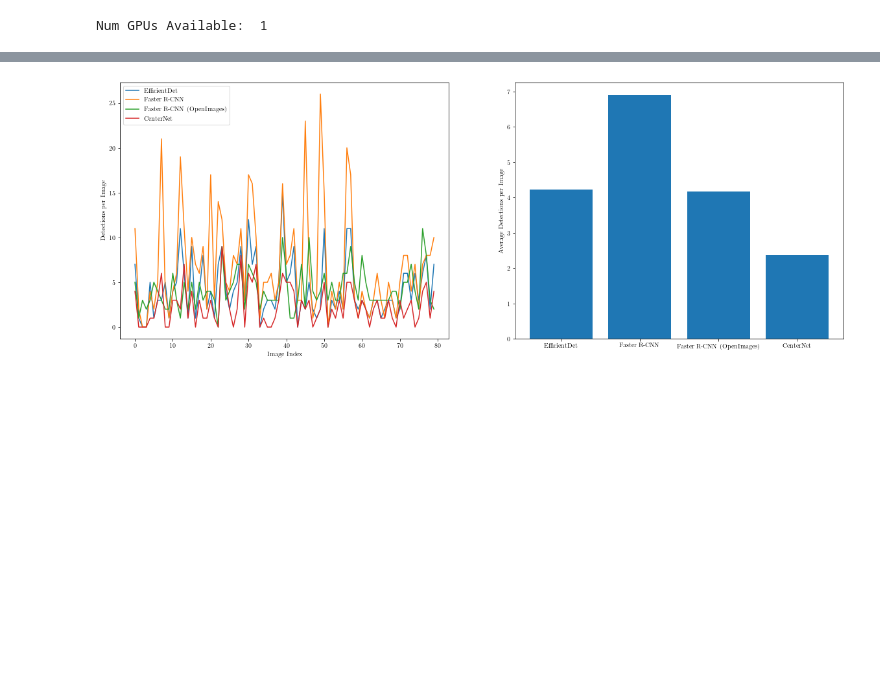
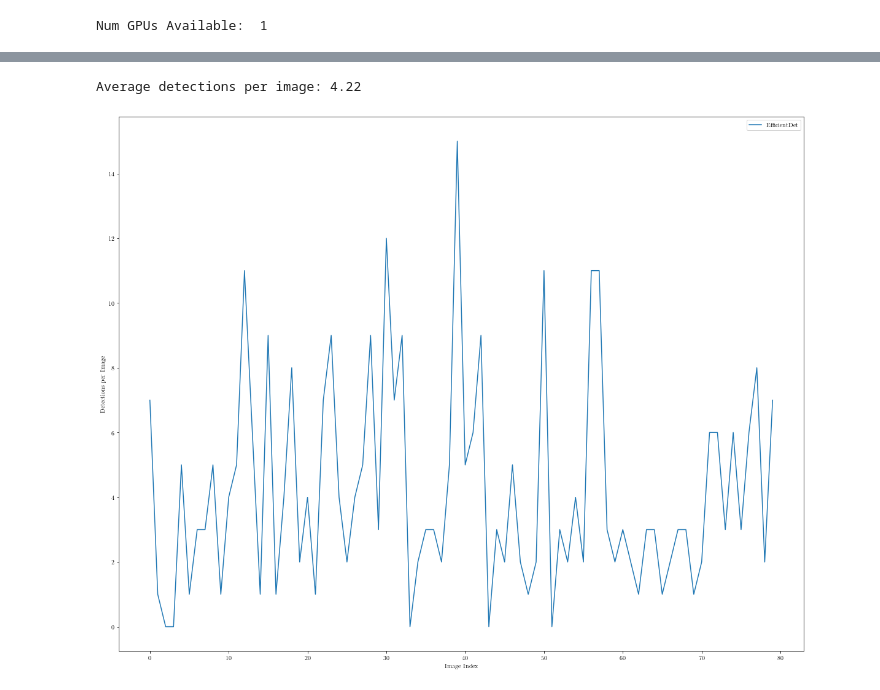
Before and after one commit to HerrSpeck/bachelorarbeit-object-detection, a Jupyter notebook: Object Detection.ipynb, the cells around one changed output, grey strips where cells are left out. Saved outputs shown, nothing was run; the diff lists cells and outputs as text; code cells hidden in the pictures; blank space fills up the shorter version.

```diff
--- a/Object Detection.ipynb
+++ b/Object Detection.ipynb
@@ -8,14 +8,7 @@ images = load_images()
 # %% [output]
 [interactive output not drawn]
 # %%
-# Load all models
-models = {}
-for name, handle in ALL_MODELS.items():
-    print('Loading model ' + name)
-
-    # Set use of legacy code according to model
-    set_legacy(False) if name != 'Faster R-CNN (OpenImages)' else set_legacy(True)
-    print('Legacy set to ' + str(USE_LEGACY))
-
-    models[name] = load_model(handle)
+# Load model
+set_legacy(False)
+MODEL = load_model(MODEL_HANDLE)
 # %% [output]
@@ -41,15 +23,4 @@ Model loaded!
 # %%
 # Setup detections (which can be used to generate statistics later)
-images_with_detection = {}
-
-# Run detection for all models
-for name, model in models.items():
-    print('Running for model ' + name)
-
-    # Set use of legacy code according to model
-    set_legacy(False) if name != 'Faster R-CNN (OpenImages)' else set_legacy(True)
-    print('Legacy set to ' + str(USE_LEGACY))
-
-    # Run inference
-    images_with_detection[name] = run_inference(images, model)
+IMAGES_WITH_DETECTION = run_inference(IMAGES, MODEL)
 # %% [output]
@@ -68,13 +28,3 @@ Legacy set to False
 # %%
-# Setup detected classes with count
-detected_classes = {}
-
-for name, model in models.items():
-    print('Running for model ' + name)
-
-    # Set use of legacy code according to model
-    set_legacy(False) if name != 'Faster R-CNN (OpenImages)' else set_legacy(True)
-    print('Legacy set to ' + str(USE_LEGACY))
-
-    # Save generated detections for statistics
-    detected_classes[name] = get_detections_for_images(images_with_detection[name])
+# Setup detected classes with count and two array for confidence scores and bounding boxes
+DETECTED_CLASSES = get_detections_for_images(IMAGES_WITH_DETECTION)
@@ -136,6 +39,7 @@ Legacy set to False
 # %%
 # Generate statistics
-get_statistics_for_detections(detected_classes, len(images))
-generate_detection_charts(detected_classes, len(images))
+# get_statistics_for_detections(DETECTED_CLASSES, len(IMAGES))
+generate_detection_chart(DETECTED_CLASSES, len(IMAGES))
 # %% [output]
+Average detections per image: 4.22
-[figure, old version]
+[figure, new version]
```
Also changed, not shown: parts of 15 cells of this notebook, 2 other files.
